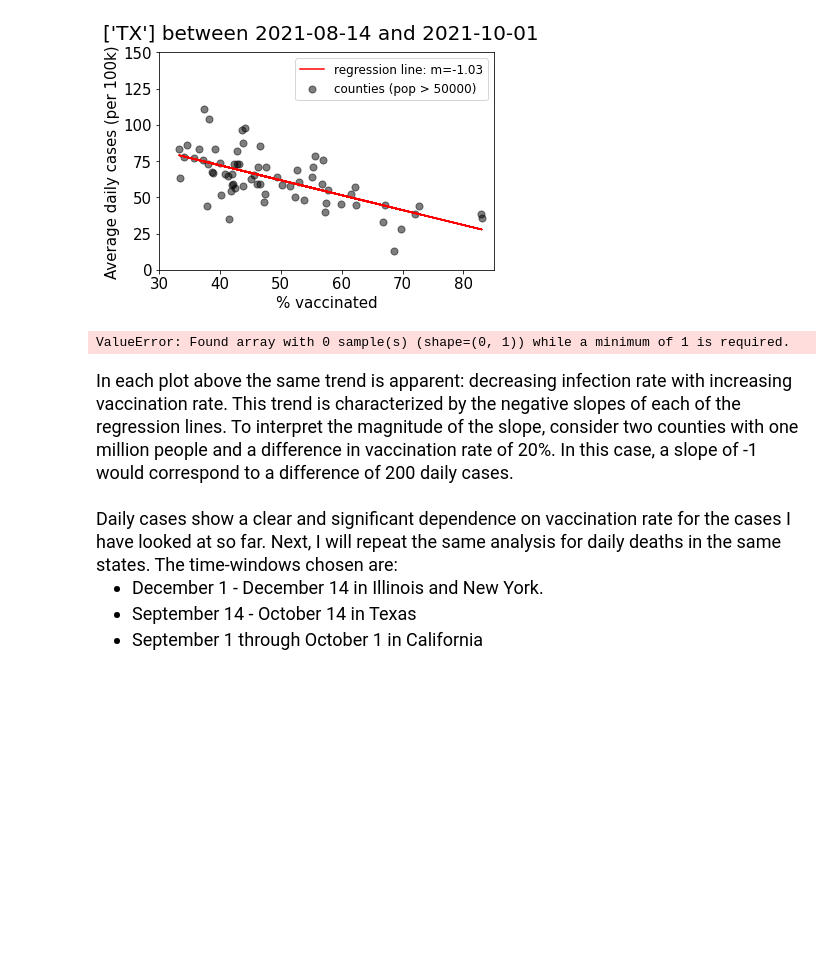
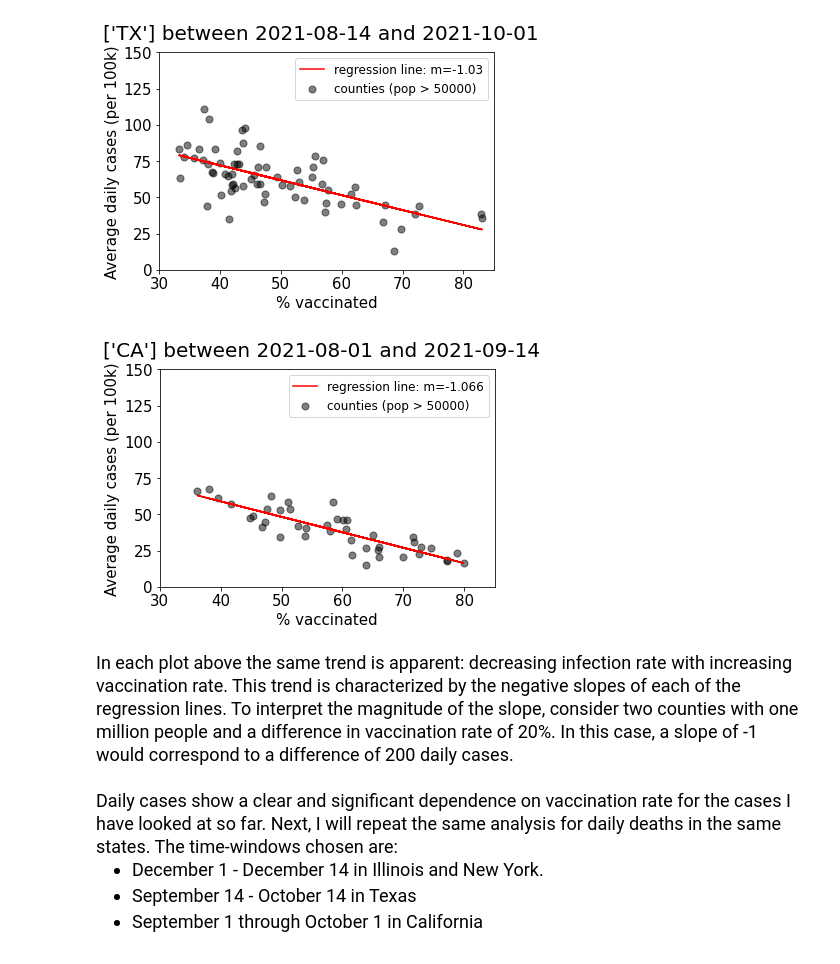
Before and after one commit to Cwp8706/County-Level-COVID-19-Analysis, a Jupyter notebook: covid_data_analysis.ipynb, the cells around one changed output. Drawn from its saved outputs; the diff is of its cells as text; code cells hidden in the pictures; blank space fills up the shorter version.

Commit message:
fixed error

```diff
--- a/covid_data_analysis.ipynb
+++ b/covid_data_analysis.ipynb
@@ -291,14 +291,14 @@ fig, ax, l_reg = scatter_vs_vaxrate(covid_df, timestamps, start_date, end_date,
 [figure]
 # %%
 start_date = '2021-08-01'
-end_date = '2021-09-15'
+end_date = '2021-09-14'
 
 xlims = [30,85]
 ylims = [0,150]
 
 fig, ax, l_reg = scatter_vs_vaxrate(covid_df, timestamps, start_date, end_date, state_list=['CA'], x_column = 'vax_initiated', y_column='new_cases', xlims=xlims, ylims=ylims)
 # %% [output]
-ValueError: Found array with 0 sample(s) (shape=(0, 1)) while a minimum of 1 is required.
+[figure, added]
 # %% [markdown]
 <font size="4">
 In each plot above the same trend is apparent: decreasing infection rate with increasing vaccination rate. This trend is characterized by the negative slopes of each of the regression lines. To interpret the magnitude of the slope, consider two counties with one million people and a difference in vaccination rate of 20%. In this case, a slope of -1 would correspond to a difference of 200 daily cases.
```
Also changed, not shown: parts of 2 cells of this notebook, 2 other files.
